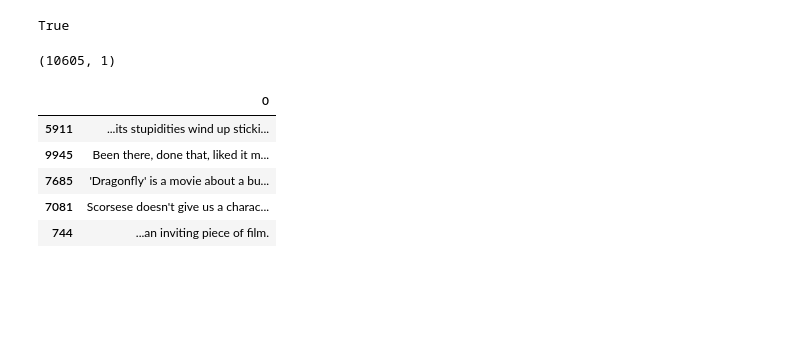
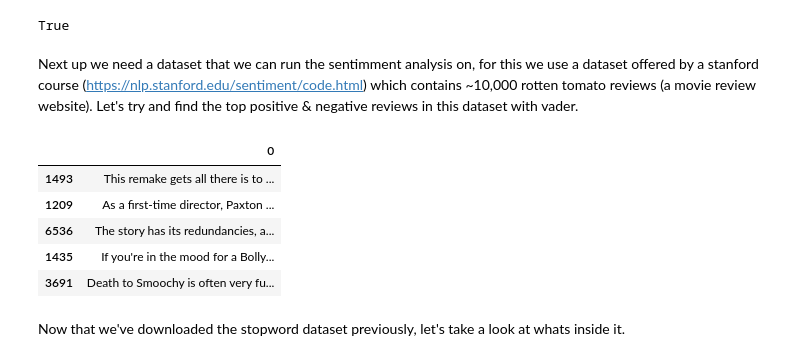
Before and after one commit to JackMcKew/jackmckew.dev, a Jupyter notebook: drafts/2020/sentiment-analysis-nltk/notebooks/Sentiment-Analysis.ipynb, the cells around one changed output. Cells and saved outputs as stored; diff of their text form; code cells hidden in the pictures; blank space fills up the shorter version.

Commit message:
Sentiment analysis post finished

```diff
--- a/drafts/2020/sentiment-analysis-nltk/notebooks/Sentiment-Analysis.ipynb
+++ b/drafts/2020/sentiment-analysis-nltk/notebooks/Sentiment-Analysis.ipynb
@@ -17,20 +30,22 @@ nltk.download('wordnet')
 [nltk_data]     C:\Users\jackm\AppData\Roaming\nltk_data...
 [nltk_data]   Package wordnet is already up-to-date!
 True
+# %% [markdown]
+Next up we need a dataset that we can run the sentimment analysis on, for this we use a dataset offered by a stanford course (<https://nlp.stanford.edu/sentiment/code.html>) which contains ~10,000 rotten tomato reviews (a movie review website). Let's try and find the top positive & negative reviews in this dataset with vader.
 # %%
 # Read in data here
 # https://nlp.stanford.edu/sentiment/code.html
 text_data = pd.read_table('original_rt_snippets.txt',header=None)
-display(text_data.shape)
 display(text_data.sample(5))
 # %% [output]
-(10605, 1)
 |  | 0 |
-| 5911 | ...its stupidities wind up sticki... |
-| 9945 | Been there, done that, liked it m... |
-| 7685 | 'Dragonfly' is a movie about a bu... |
-| 7081 | Scorsese doesn't give us a charac... |
-| 744 | ...an inviting piece of film. |
+| 1493 | This remake gets all there is to ... |
+| 1209 | As a first-time director, Paxton ... |
+| 6536 | The story has its redundancies, a... |
+| 1435 | If you're in the mood for a Bolly... |
+| 3691 | Death to Smoochy is often very fu... |
+# %% [markdown]
+Now that we've downloaded the stopword dataset previously, let's take a look at whats inside it.
 # %%
 # Import english stop words
 
```
Also changed, not shown: parts of 33 cells of this notebook, 8 other files.
